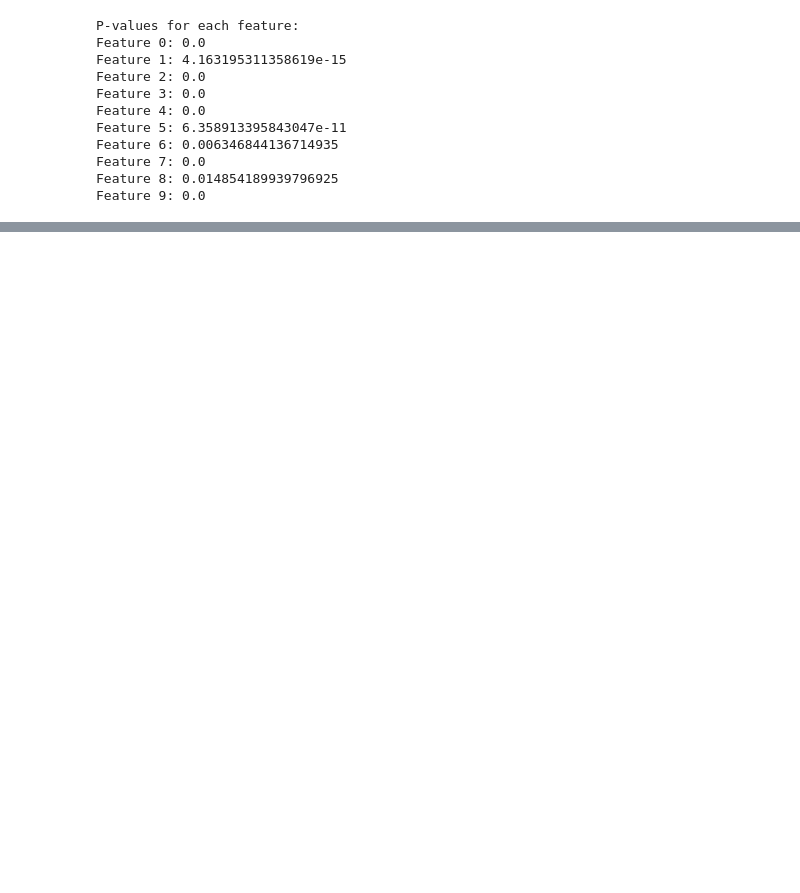
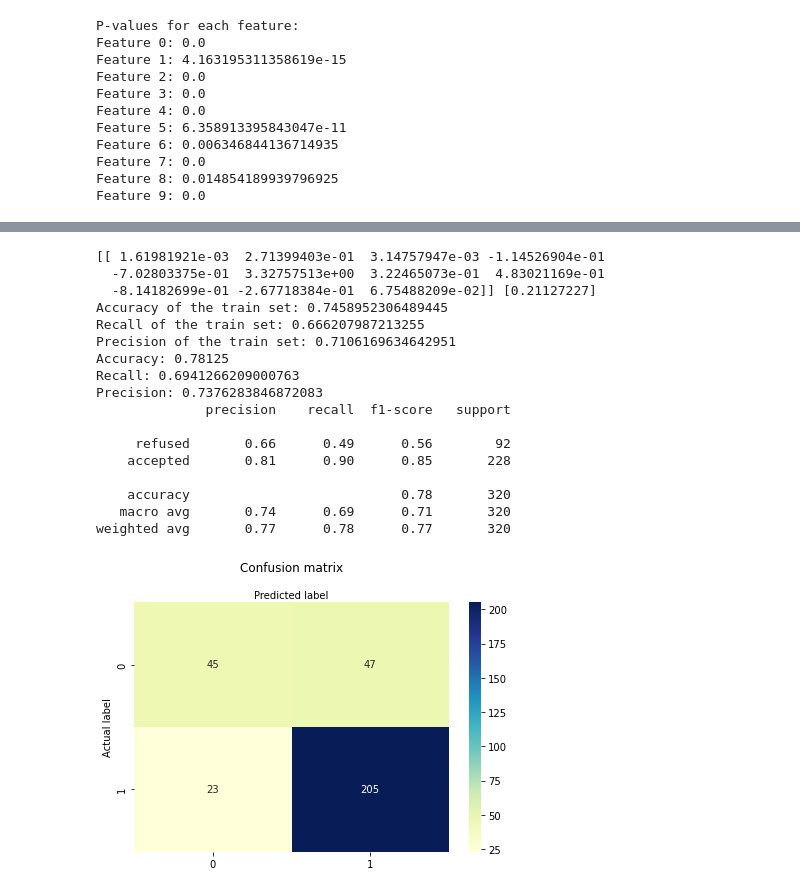
Before and after one commit to Data-Science-Knowledge-Center-Nova-SBE/PBL-HGO, a Jupyter notebook: modelling2.ipynb, the cells around one changed output, grey strips where cells are left out. Cells and saved outputs as stored; diff of their text form; code cells hidden in the pictures; blank space fills up the shorter version.

```diff
--- a/modelling2.ipynb
+++ b/modelling2.ipynb
@@ -237,0 +233,61 @@ weighted avg       0.73      0.74      0.70      1852
+# %%
+#logistic regression text rows
+data=data[data['text_length']>0]
+#split dataset in features and target variable// Question: is it the right option?
+eliminate_cols=['ID_DOENTE','PROCESSO','COD_REFERENCIA','result','COD_PZ','COD_UNID_SAUDE_PROV','UNID_PROV','TIPO_UNID','COD_CTH_PRIOR','CTH_PRIOR','COD_MOTIVO_RECUSA','DES_MOTIVO_RECUSA','COD_ESPECIALIDADE','DES_ESPECIALIDADE','agrupadora','OUTRA_ENTIDADE','DATA_RECEPCAO','DATA_ENVIO','DATA_RETORNO','NUM_TAXA','ESTADO','DATA_MARCACAO','DATA_REALIZACAO','OBSERVACOES','Mês_entrada','Ano_entrada','trata data recusa','resume saída','mês_saida','ano_saida','Texto']
+X = data.drop(eliminate_cols,axis=1)# Features
+y = data.result # Target variable
+# split X and y into training and testing sets
+X_train, X_test, y_train, y_test = train_test_split(X, y, test_size=0.2,random_state=16)
+
+# instantiate the model (using the default parameters)
+logreg = LogisticRegression(random_state=16)
+
+# fit the model with data
+clf=logreg.fit(X_train, y_train)
+print(clf.coef_, clf.intercept_)
+y_pred = logreg.predict(X_test)
+
+# Evaluate the accuracy of the train set
+accuracy = accuracy_score(y_train, logreg.predict(X_train))
+print("Accuracy of the train set:", accuracy)
+
+# Evaluate the recall of the train set
+recall = recall_score(y_train,logreg.predict(X_train), average='macro')
+print("Recall of the train set:", recall)
+# Evaluate the precision of the train set
+precision = precision_score(y_train, logreg.predict(X_train), average='macro')
+print("Precision of the train set:", precision)
+
+
+# Evaluate the accuracy of the model
+accuracy = accuracy_score(y_test, y_pred)
+print("Accuracy:", accuracy)
+
+# Evaluate the recall of the model
+recall = recall_score(y_test, y_pred, average='macro')
+print("Recall:", recall)
+# Evaluate the precision of the model
+precision = precision_score(y_test, y_pred, average='macro')
+print("Precision:", precision)
+
+# Calculate the confusion matrix of the model
+cnf_matrix = confusion_matrix(y_test, y_pred)
+
+
+class_names=[0,1] # name  of classes
+fig, ax = plt.subplots()
+tick_marks = np.arange(len(class_names))
+plt.xticks(tick_marks, class_names)
+plt.yticks(tick_marks, class_names)
+# create heatmap
+sns.heatmap(pd.DataFrame(cnf_matrix), annot=True, cmap="YlGnBu" ,fmt='g')
+ax.xaxis.set_label_position("top")
+plt.tight_layout()
+plt.title('Confusion matrix', y=1.1)
+plt.ylabel('Actual label')
+plt.xlabel('Predicted label')
+# Print the evaluation matrix
+target_names = ['refused', 'accepted']
+print(classification_report(y_test, y_pred, target_names=target_names))
+# %% [output]
@@ -237,0 +301,18 @@ weighted avg       0.73      0.74      0.70      1852
+[[ 1.61981921e-03  2.71399403e-01  3.14757947e-03 -1.14526904e-01
+  -7.02803375e-01  3.32757513e+00  3.22465073e-01  4.83021169e-01
+  -8.14182699e-01 -2.67718384e-01  6.75488209e-02]] [0.21127227]
+Accuracy of the train set: 0.7458952306489445
+Recall of the train set: 0.666207987213255
+Precision of the train set: 0.7106169634642951
+Accuracy: 0.78125
+Recall: 0.6941266209000763
+Precision: 0.7376283846872083
+              precision    recall  f1-score   support
+
+     refused       0.66      0.49      0.56        92
+    accepted       0.81      0.90      0.85       228
+
+    accuracy                           0.78       320
+   macro avg       0.74      0.69      0.71       320
+weighted avg       0.77      0.78      0.77       320
+[figure, added]
```
Also changed, not shown: parts of 12 cells of this notebook.
